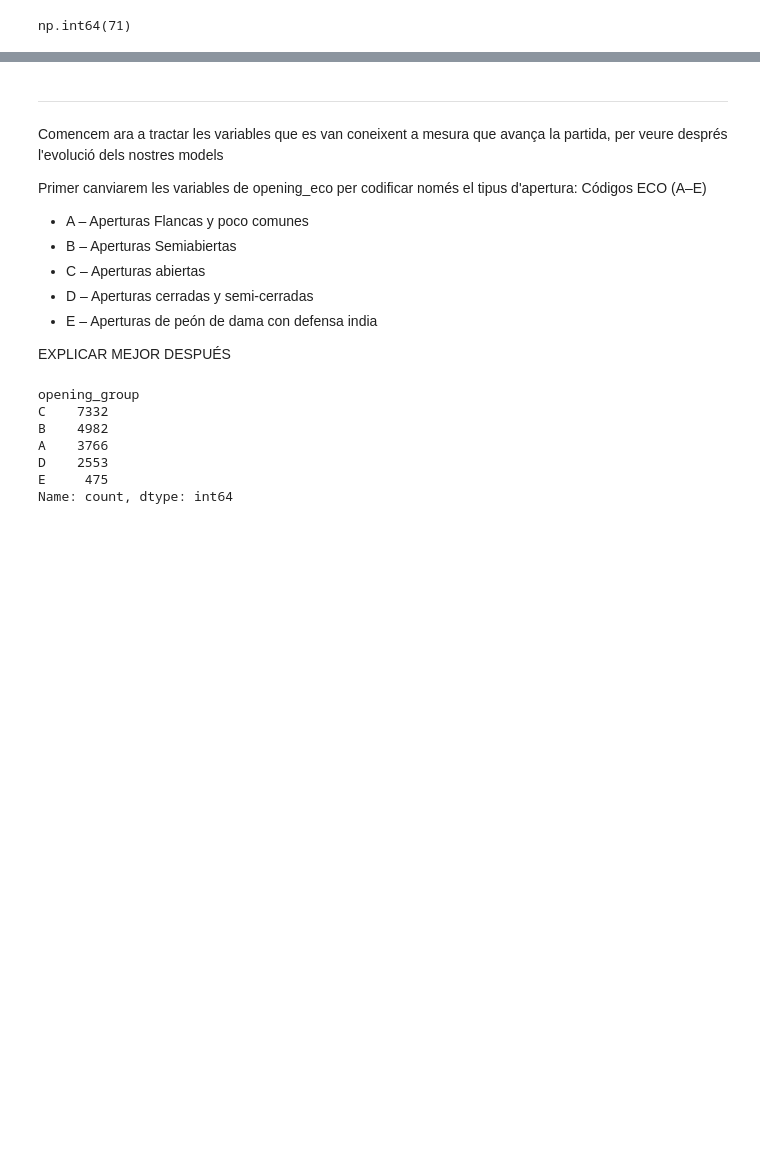
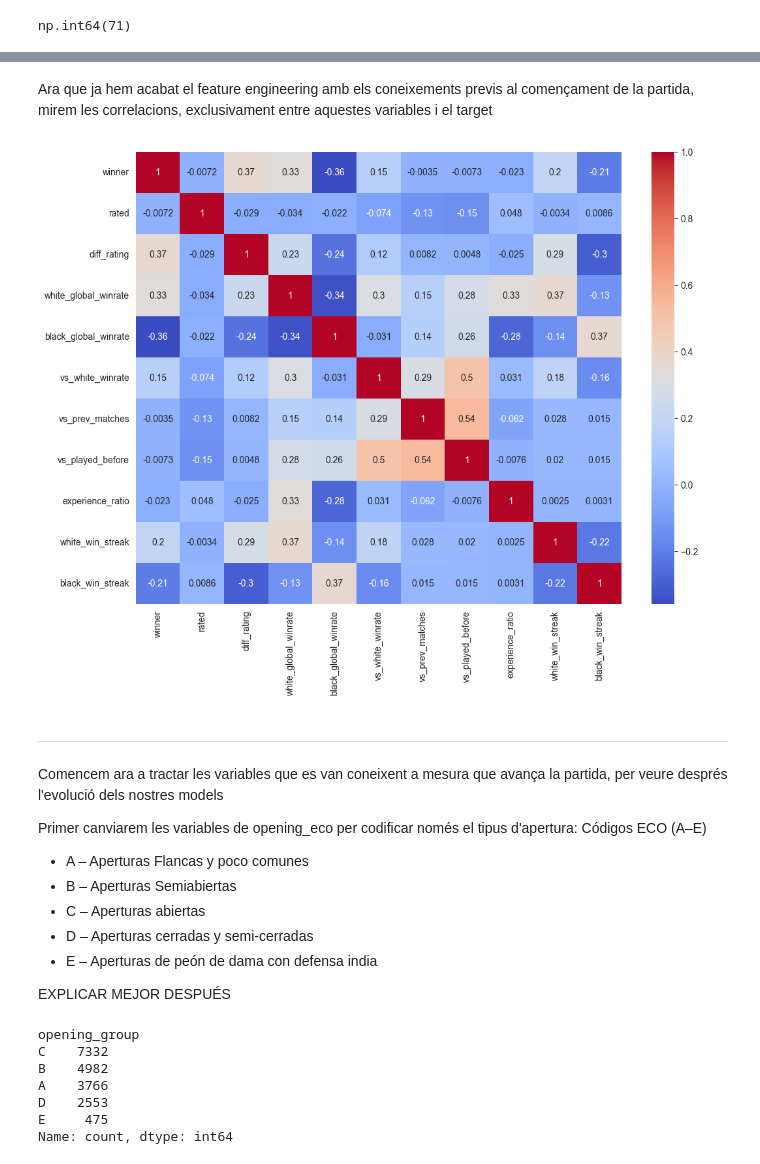
Before and after one commit to NIU1706167/CasKaggle, a Jupyter notebook: CasKaggle.ipynb, the cells around one changed output, grey strips where cells are left out. Saved outputs shown, nothing was run; the diff lists cells and outputs as text; code cells hidden in the pictures; blank space fills up the shorter version.

```diff
--- a/CasKaggle.ipynb
+++ b/CasKaggle.ipynb
@@ -357,9 +356,9 @@ Name: count, Length: 8975, dtype: int64
 # %%
 # Diccionario para guardar el historial de enfrentamientos
 # experience[id] = {total_matches: t}
-exp_white = []
-exp_black = []
-exp_ratio = []
+white_experience = []
+black_experience = []
+experience_ratio = []
 
 experience = {}
 
@@ -378,19 +377,19 @@ for _, row in df.iterrows():
     else:
         experience[black]["total_matches"] += 1
 
-    exp_white.append(experience[white]["total_matches"])
-    exp_black.append(experience[black]["total_matches"])
+    white_experience.append(experience[white]["total_matches"])
+    black_experience.append(experience[black]["total_matches"])
 
     if (experience[black]["total_matches"] > 0):
         ratio = experience[white]["total_matches"] / experience[black]["total_matches"]
-        exp_ratio.append(ratio)
+        experience_ratio.append(ratio)
     else:
-        exp_ratio.append(experience[white]["total_matches"])
+        experience_ratio.append(experience[white]["total_matches"])
 
 
 # Añadir nuevas columnas al DataFrame
-df["exp_white"] = exp_white
-df["exp_black"] = exp_black
-df["exp_ratio"] = exp_ratio
+df["white_experience"] = white_experience
+df["black_experience"] = black_experience
+df["experience_ratio"] = experience_ratio
 # %%
 print(df.loc[df["white_id"] == "taranga",
@@ -427,8 +429,8 @@ Així podem fer un seguiment de la racha de cada jugador en funció de les vict
 # MIRAMOS LA RACHA DE PARTIDAS (TIRAR PARA ATRAS)
 # Diccionario para guardar el historial de enfrentamientos
 # history[id] = {racha: r}
-streak_white = []
-streak_black = []
+white_win_streak = []
+black_win_streak = []
 
 history = {}
 
@@ -443,8 +445,8 @@ for _, row in df.iterrows():
     if black not in history:
         history[black] = { "racha" : 0}
 
-    streak_white.append(history[white]["racha"])
-    streak_black.append(history[black]["racha"])
+    white_win_streak.append(history[white]["racha"])
+    black_win_streak.append(history[black]["racha"])
 
     if (winner == 1):
         if (history[white]["racha"] >= 0):
@@ -469,7 +471,7 @@ for _, row in df.iterrows():
             history[white]["racha"] = 0
 
 # Añadir nuevas columnas al DataFrame
-df["streak_white"] = streak_white
-df["streak_black"] = streak_black
+df["white_win_streak"] = white_win_streak
+df["black_win_streak"] = black_win_streak
 # %%
 print(df.loc[df["white_id"] == "taranga",
@@ -490,5 +492,16 @@ print(df.loc[df["white_id"] == "taranga",
 
 [71 rows x 5 columns]
+# %% [markdown]
+Ara que ja hem acabat el feature engineering amb els coneixements previs al començament de la partida, mirem les correlacions, exclusivament entre aquestes variables i el target
+# %%
+variables_previes = ['winner','rated', 'diff_rating', 'white_global_winrate', 'black_global_winrate','vs_white_winrate', 'vs_prev_matches','vs_played_before','experience_ratio','white_win_streak','black_win_streak']
+corr_matrix = df[variables_previes].corr()
+
+plt.figure(figsize=(12, 9))
+sns.heatmap(corr_matrix, annot=True, cmap="coolwarm")
+plt.show()
+# %% [output]
+[figure, added]
 # %% [markdown]
 ---
 # %% [markdown]
```
Also changed, not shown: parts of 24 cells of this notebook.
